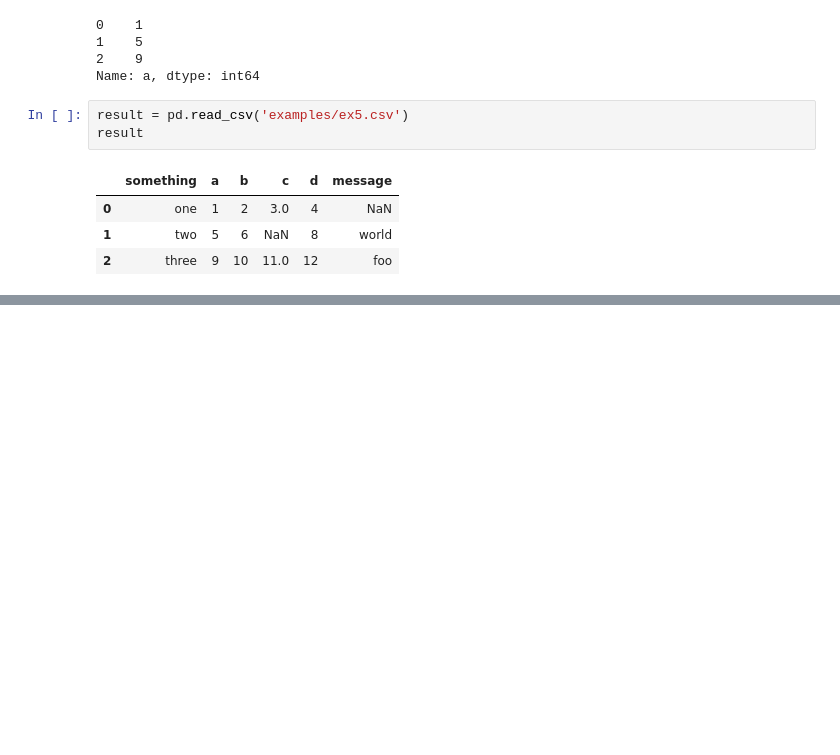
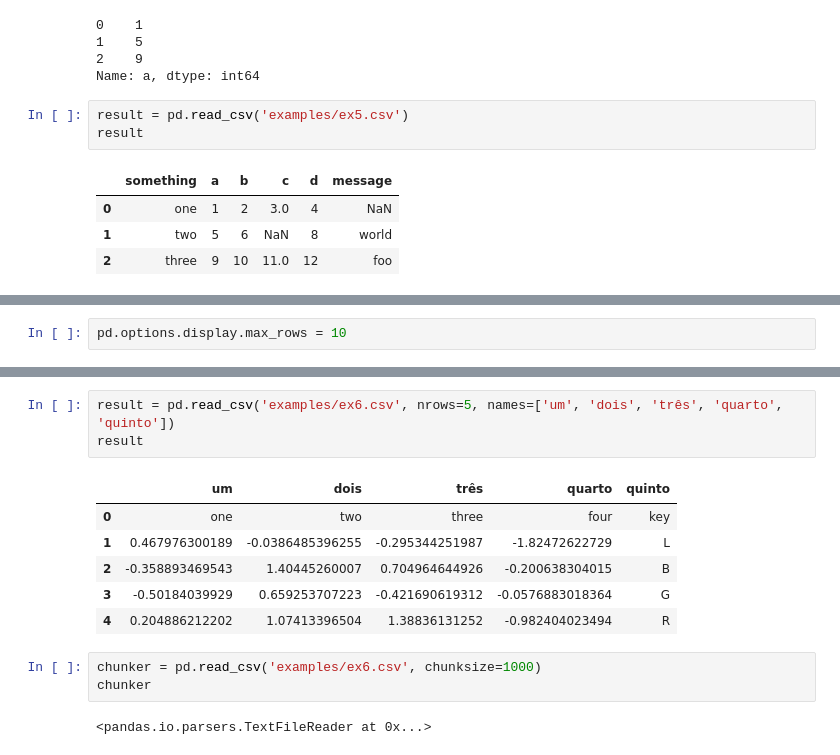
Before and after one commit to Kaiquenakao/dados-armazenagem-formato, a Jupyter notebook: Dados_armazenagem_formatos.ipynb, the cells around one changed output, grey strips where cells are left out. Cells and saved outputs as stored; diff of their text form; blank space fills up the shorter version.

```diff
--- a/Dados_armazenagem_formatos.ipynb
+++ b/Dados_armazenagem_formatos.ipynb
@@ -201,0 +204,2 @@ pd.read_csv('examples/ex5.csv', na_values=sentinels) #na values só onde tem val
+# %%
+pd.options.display.max_rows = 10
@@ -201,0 +235,15 @@ pd.read_csv('examples/ex5.csv', na_values=sentinels) #na values só onde tem val
+# %%
+result = pd.read_csv('examples/ex6.csv', nrows=5, names=['um', 'dois', 'três', 'quarto', 'quinto'])
+result
+# %% [output]
+|  | um | dois | três | quarto | quinto |
+| 0 | one | two | three | four | key |
+| 1 | 0.467976300189 | -0.0386485396255 | -0.295344251987 | -1.82472622729 | L |
+| 2 | -0.358893469543 | 1.40445260007 | 0.704964644926 | -0.200638304015 | B |
+| 3 | -0.50184039929 | 0.659253707223 | -0.421690619312 | -0.0576883018364 | G |
+| 4 | 0.204886212202 | 1.07413396504 | 1.38836131252 | -0.982404023494 | R |
+# %%
+chunker = pd.read_csv('examples/ex6.csv', chunksize=1000)
+chunker
+# %% [output]
+<pandas.io.parsers.TextFileReader at 0x...>
```
Also changed, not shown: parts of 49 cells of this notebook, 2 other files.
